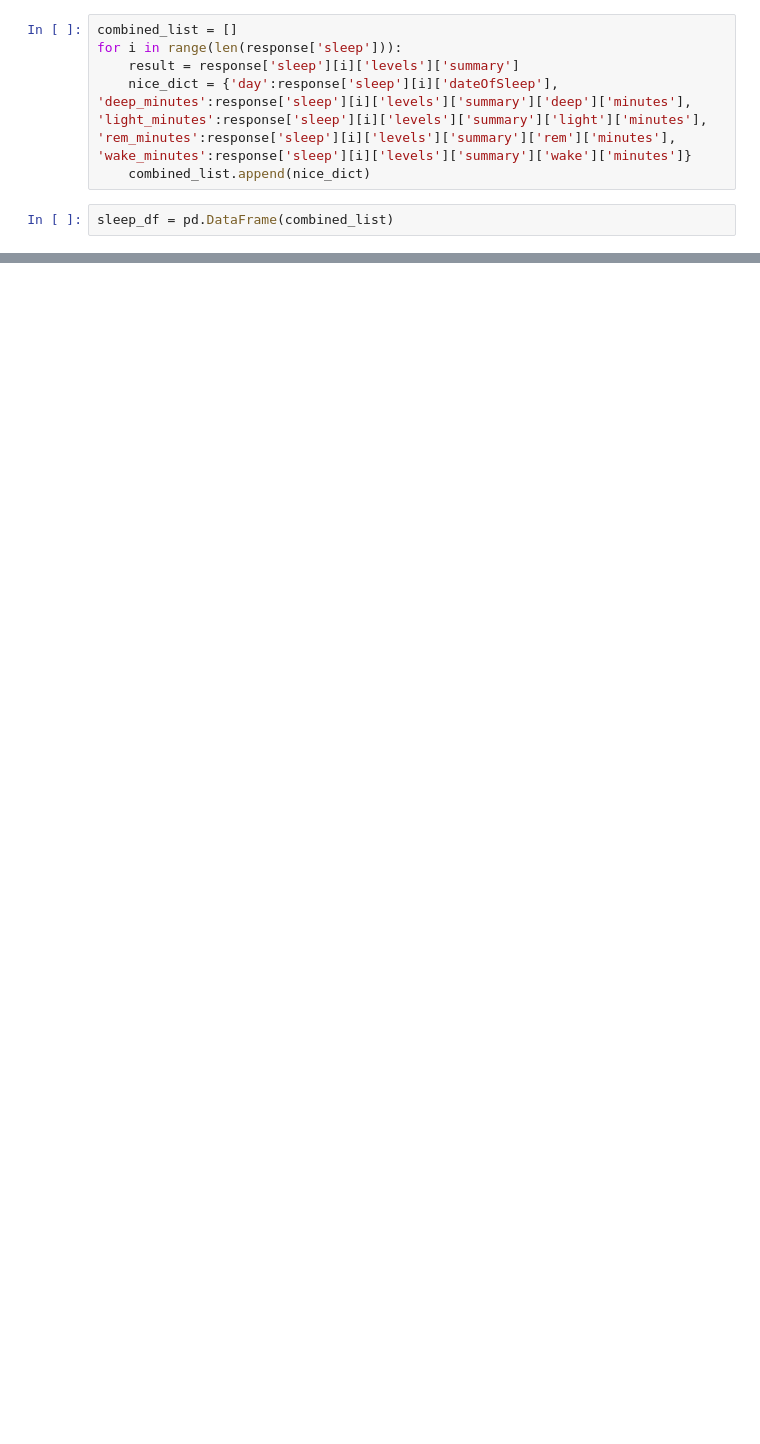
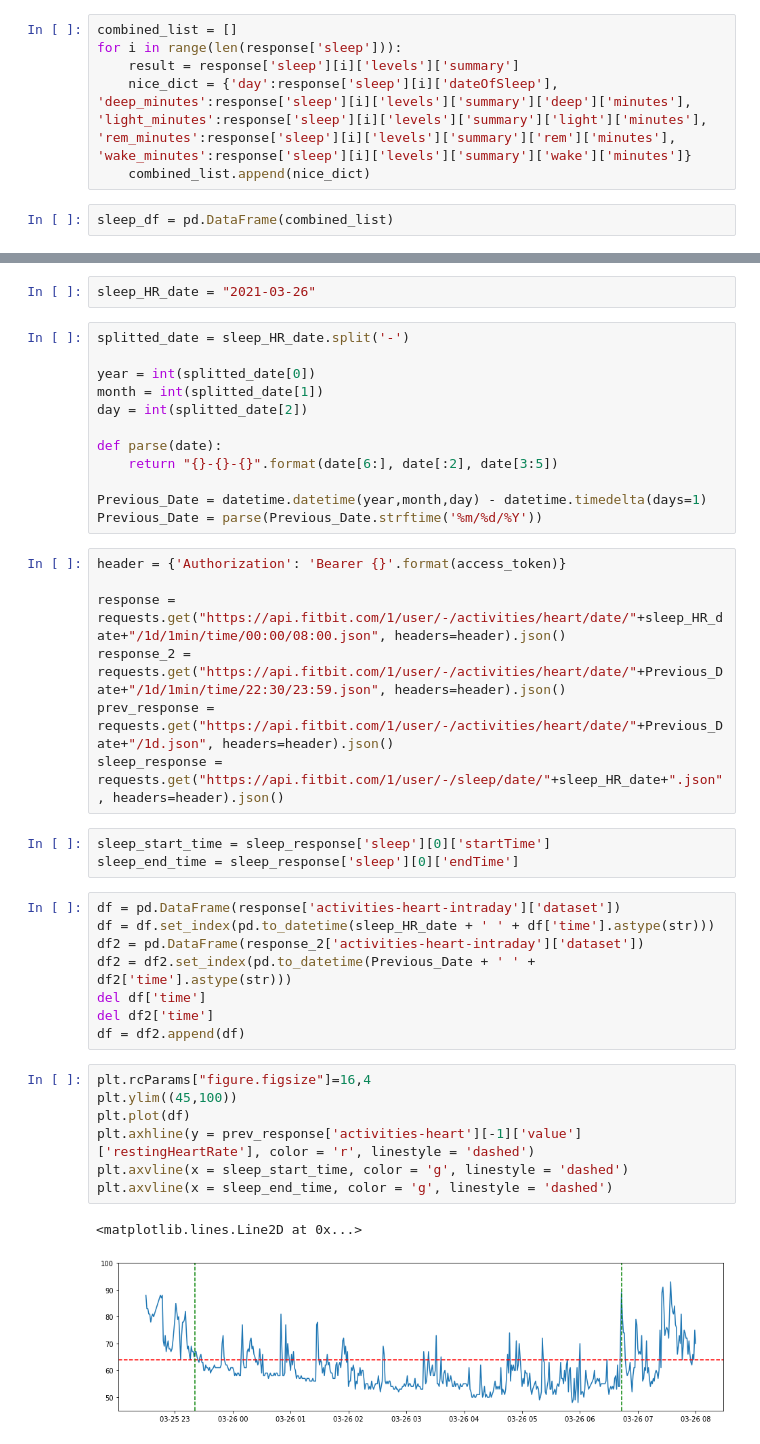
Before and after one commit to arpanghosh8453/public-programs, a Jupyter notebook: Fitbit Data Analyzer/Fitbit HR analyzer.ipynb, the cells around one changed output, grey strips where cells are left out. Cells and saved outputs as stored; diff of their text form; blank space fills up the shorter version.

```diff
--- a/Fitbit Data Analyzer/Fitbit HR analyzer.ipynb
+++ b/Fitbit Data Analyzer/Fitbit HR analyzer.ipynb
@@ -71,0 +134,42 @@ sleep_df.set_index('day').plot(kind = 'bar')
+# %%
+sleep_HR_date = "2021-03-26"
+# %%
+splitted_date = sleep_HR_date.split('-')
+
+year = int(splitted_date[0])
+month = int(splitted_date[1])
+day = int(splitted_date[2])
+
+def parse(date):
+    return "{}-{}-{}".format(date[6:], date[:2], date[3:5])
+
+Previous_Date = datetime.datetime(year,month,day) - datetime.timedelta(days=1)
+Previous_Date = parse(Previous_Date.strftime('%m/%d/%Y'))
+# %%
+header = {'Authorization': 'Bearer {}'.format(access_token)}
+
+response = requests.get("https://api.fitbit.com/1/user/-/activities/heart/date/"+sleep_HR_date+"/1d/1min/time/00:00/08:00.json", headers=header).json()
+response_2 = requests.get("https://api.fitbit.com/1/user/-/activities/heart/date/"+Previous_Date+"/1d/1min/time/22:30/23:59.json", headers=header).json()
+prev_response = requests.get("https://api.fitbit.com/1/user/-/activities/heart/date/"+Previous_Date+"/1d.json", headers=header).json()
+sleep_response = requests.get("https://api.fitbit.com/1/user/-/sleep/date/"+sleep_HR_date+".json", headers=header).json()
+# %%
+sleep_start_time = sleep_response['sleep'][0]['startTime']
+sleep_end_time = sleep_response['sleep'][0]['endTime']
+# %%
+df = pd.DataFrame(response['activities-heart-intraday']['dataset'])
+df = df.set_index(pd.to_datetime(sleep_HR_date + ' ' + df['time'].astype(str)))
+df2 = pd.DataFrame(response_2['activities-heart-intraday']['dataset'])
+df2 = df2.set_index(pd.to_datetime(Previous_Date + ' ' + df2['time'].astype(str)))
+del df['time']
+del df2['time']
+df = df2.append(df)
+# %%
+plt.rcParams["figure.figsize"]=16,4
+plt.ylim((45,100))
+plt.plot(df)
+plt.axhline(y = prev_response['activities-heart'][-1]['value']['restingHeartRate'], color = 'r', linestyle = 'dashed')
+plt.axvline(x = sleep_start_time, color = 'g', linestyle = 'dashed')
+plt.axvline(x = sleep_end_time, color = 'g', linestyle = 'dashed')
+# %% [output]
+<matplotlib.lines.Line2D at 0x...>
+[figure, added]
```
Also changed, not shown: parts of 16 cells of this notebook, 2 other files.
